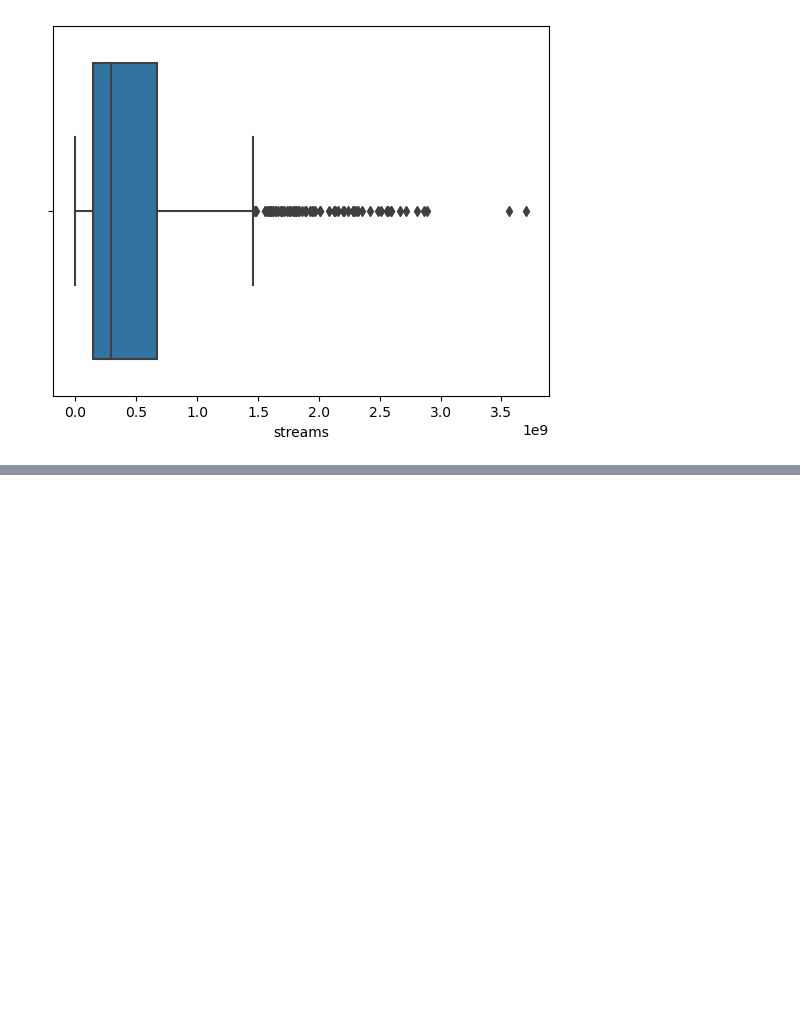
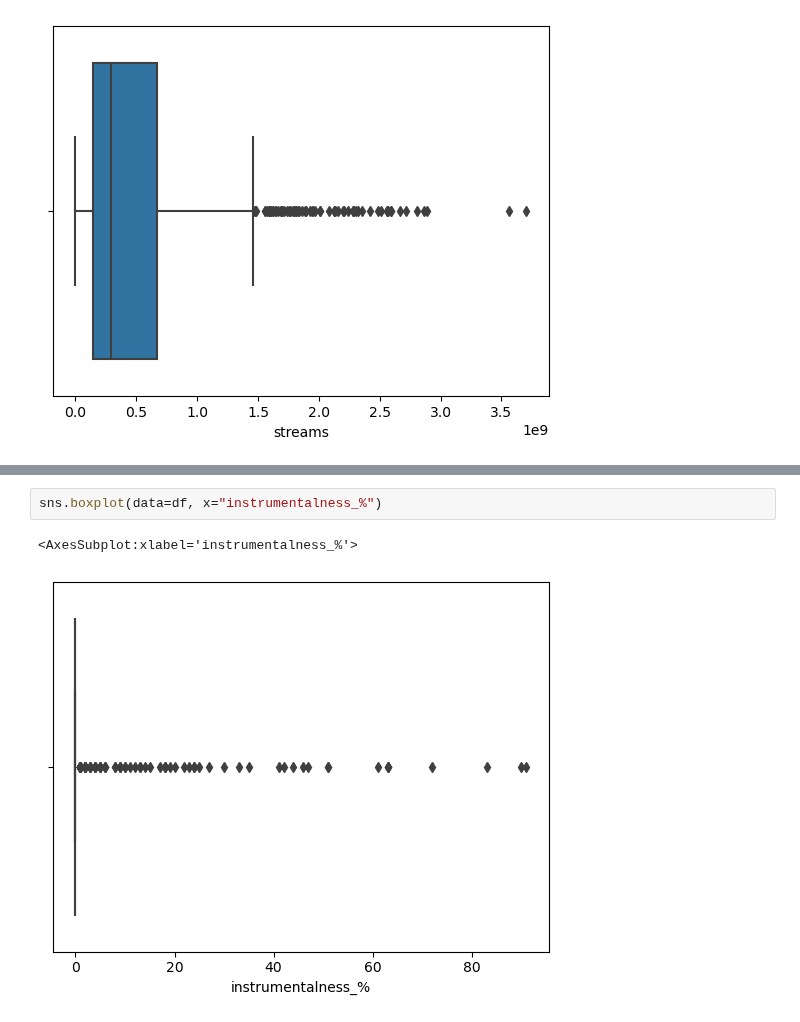
Before and after one commit to Asiandra/Artificial_Intelligence, a Jupyter notebook: Semester 1/Spotify/Spotify 2023.ipynb, the cells around one changed output, grey strips where cells are left out. Cells and saved outputs as stored; diff of their text form; blank space fills up the shorter version.

```diff
--- a/Semester 1/Spotify/Spotify 2023.ipynb
+++ b/Semester 1/Spotify/Spotify 2023.ipynb
@@ -55,0 +85,5 @@ sns.boxplot(data=df, x="streams")
+# %%
+sns.boxplot(data=df, x="instrumentalness_%")
+# %% [output]
+<AxesSubplot:xlabel='instrumentalness_%'>
+[figure, added]
```
Also changed, not shown: parts of 3 cells of this notebook, 2 other files.
